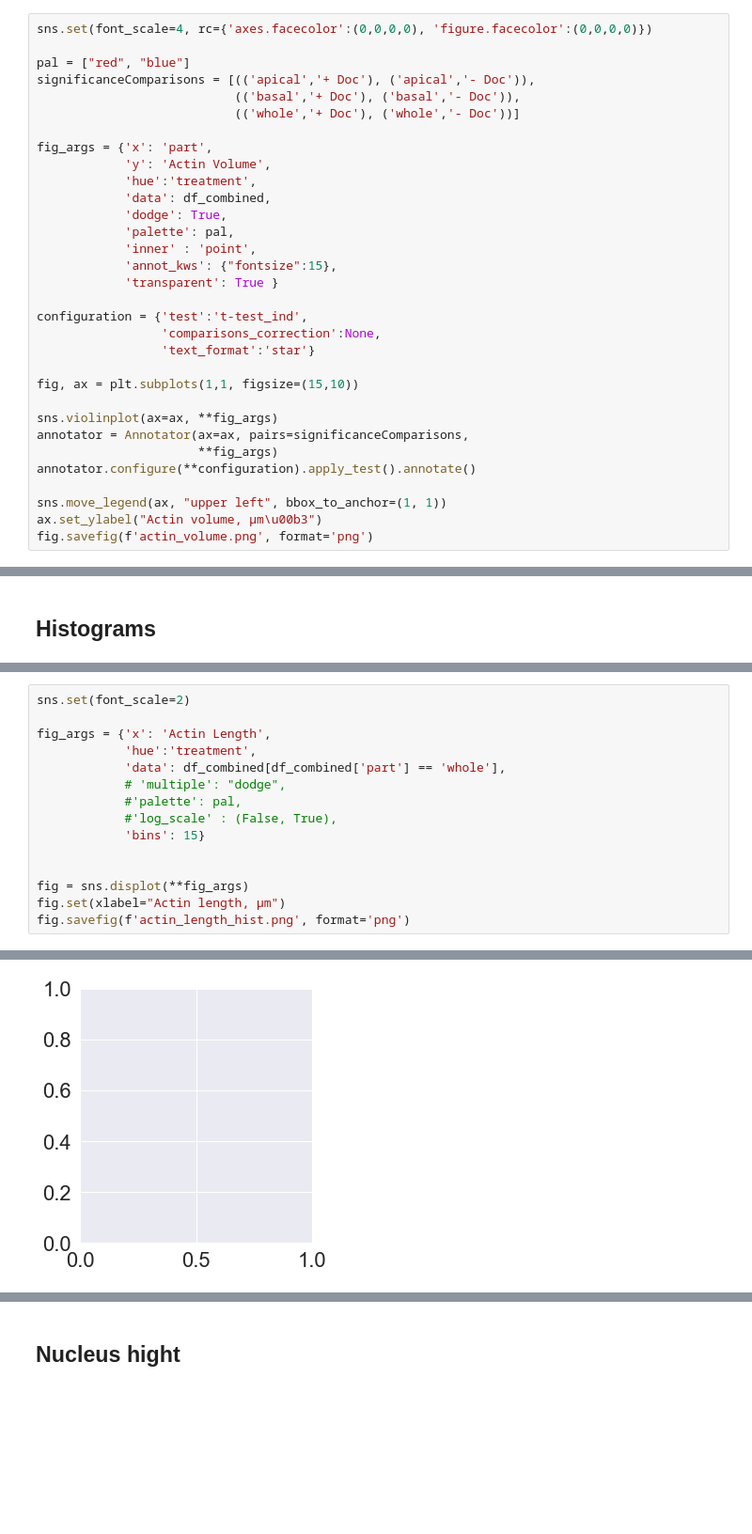
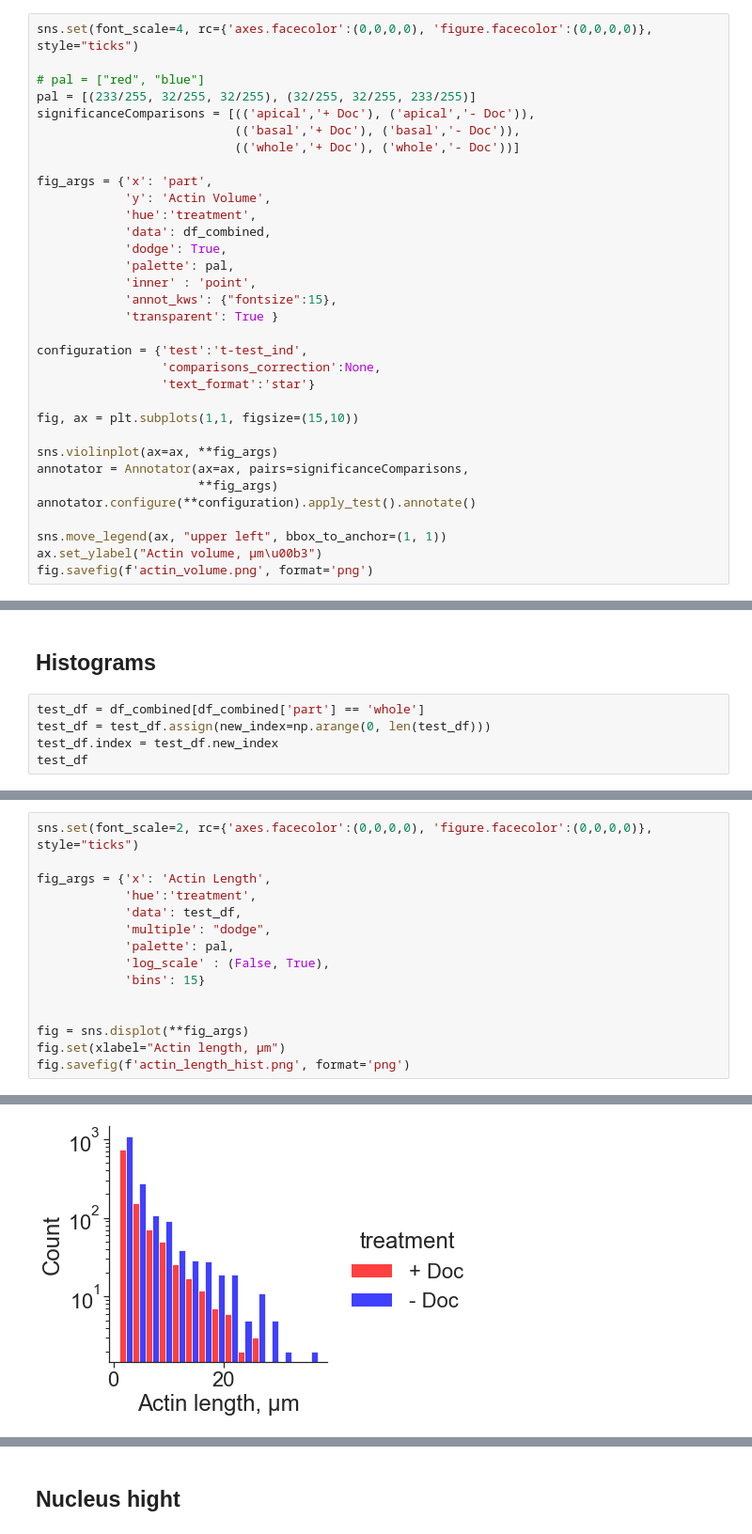
Before and after one commit to mal-boisestate/afilament, a Jupyter notebook: utils/stat_analysis_Nurbanu_match.ipynb, the cells around one changed output, grey strips where cells are left out. Shown: that part at 94% size. Cells and saved outputs as stored; diff of their text form; blank space fills up the shorter version.

```diff
--- a/utils/stat_analysis_Nurbanu_match.ipynb
+++ b/utils/stat_analysis_Nurbanu_match.ipynb
@@ -222,9 +222,10 @@ pvalues_df
 # %% [markdown]
 ## Actin Volume
 # %%
-sns.set(font_scale=4, rc={'axes.facecolor':(0,0,0,0), 'figure.facecolor':(0,0,0,0)})
+sns.set(font_scale=4, rc={'axes.facecolor':(0,0,0,0), 'figure.facecolor':(0,0,0,0)}, style="ticks")
 
-pal = ["red", "blue"]
+# pal = ["red", "blue"]
+pal = [(233/255, 32/255, 32/255), (32/255, 32/255, 233/255)]
 significanceComparisons = [(('apical','+ Doc'), ('apical','- Doc')),
                            (('basal','+ Doc'), ('basal','- Doc')),
                            (('whole','+ Doc'), ('whole','- Doc'))]
@@ -311,2 +312,7 @@ whole_+ Doc vs. whole_- Doc: t-test independent samples, P_val:1.555e-04 t=-3.78
 # %% [markdown]
 ## Histograms
+# %%
+test_df = df_combined[df_combined['part'] == 'whole']
+test_df = test_df.assign(new_index=np.arange(0, len(test_df)))
+test_df.index = test_df.new_index
+test_df
@@ -313,12 +334,12 @@ whole_+ Doc vs. whole_- Doc: t-test independent samples, P_val:1.555e-04 t=-3.78
 # %%
-sns.set(font_scale=2)
+sns.set(font_scale=2, rc={'axes.facecolor':(0,0,0,0), 'figure.facecolor':(0,0,0,0)}, style="ticks")
 
 fig_args = {'x': 'Actin Length',
             'hue':'treatment',
-            'data': df_combined[df_combined['part'] == 'whole'],
-            # 'multiple': "dodge",
-            #'palette': pal,
-            #'log_scale' : (False, True),
+            'data': test_df,
+            'multiple': "dodge",
+            'palette': pal,
+            'log_scale' : (False, True),
             'bins': 15}
 
 
@@ -330 +350 @@ ValueError: cannot reindex on an axis with duplicate labels
-[figure, old version]
+[figure, new version]
```
Also changed, not shown: parts of 21 cells of this notebook, 14 other files.
